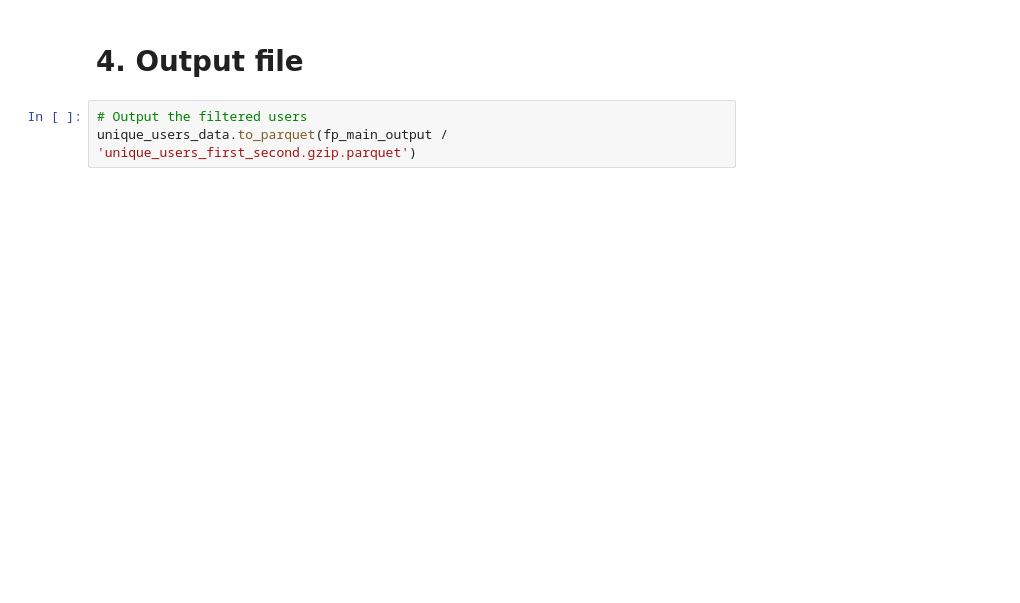
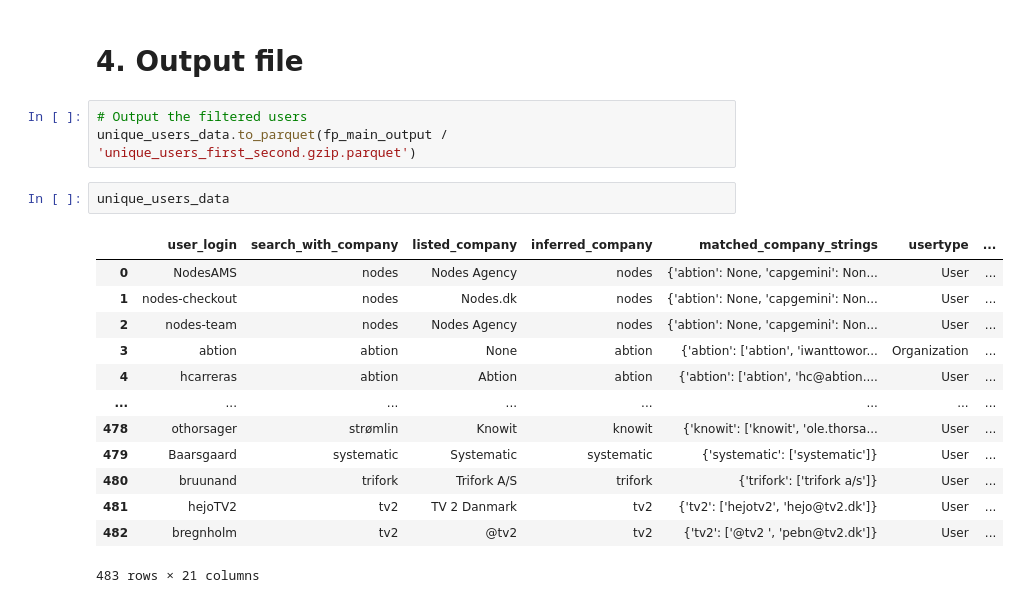
Before and after one commit to asgerkromand/github-as-market-device, a Jupyter notebook: github_market/4. Sorting second-tier users.ipynb, the cells around one changed output. Cells and saved outputs as stored; diff of their text form; blank space fills up the shorter version.

```diff
--- a/github_market/4. Sorting second-tier users.ipynb
+++ b/github_market/4. Sorting second-tier users.ipynb
@@ -108,3 +94,19 @@ merged_users
 # %%
 # Output the filtered users
 unique_users_data.to_parquet(fp_main_output / 'unique_users_first_second.gzip.parquet')
+# %%
+unique_users_data
+# %% [output]
+|  | user_login | search_with_company | listed_company | inferred_company | matched_company_strings | usertype | ... |
+| 0 | NodesAMS | nodes | Nodes Agency | nodes | {'abtion': None, 'capgemini': Non... | User | ... |
+| 1 | nodes-checkout | nodes | Nodes.dk | nodes | {'abtion': None, 'capgemini': Non... | User | ... |
+| 2 | nodes-team | nodes | Nodes Agency | nodes | {'abtion': None, 'capgemini': Non... | User | ... |
+| 3 | abtion | abtion | None | abtion | {'abtion': ['abtion', 'iwanttowor... | Organization | ... |
+| 4 | hcarreras | abtion | Abtion | abtion | {'abtion': ['abtion', 'hc@abtion.... | User | ... |
+| ... | ... | ... | ... | ... | ... | ... | ... |
+| 478 | othorsager | strømlin | Knowit | knowit | {'knowit': ['knowit', 'ole.thorsa... | User | ... |
+| 479 | Baarsgaard | systematic | Systematic | systematic | {'systematic': ['systematic']} | User | ... |
+| 480 | bruunand | trifork | Trifork A/S | trifork | {'trifork': ['trifork a/s']} | User | ... |
+| 481 | hejoTV2 | tv2 | TV 2 Danmark | tv2 | {'tv2': ['hejotv2', 'hejo@tv2.dk']} | User | ... |
+| 482 | bregnholm | tv2 | @tv2 | tv2 | {'tv2': ['@tv2 ', 'pebn@tv2.dk']} | User | ... |
+483 rows × 21 columns
```
Also changed, not shown: parts of 7 cells of this notebook, 28 other files.
